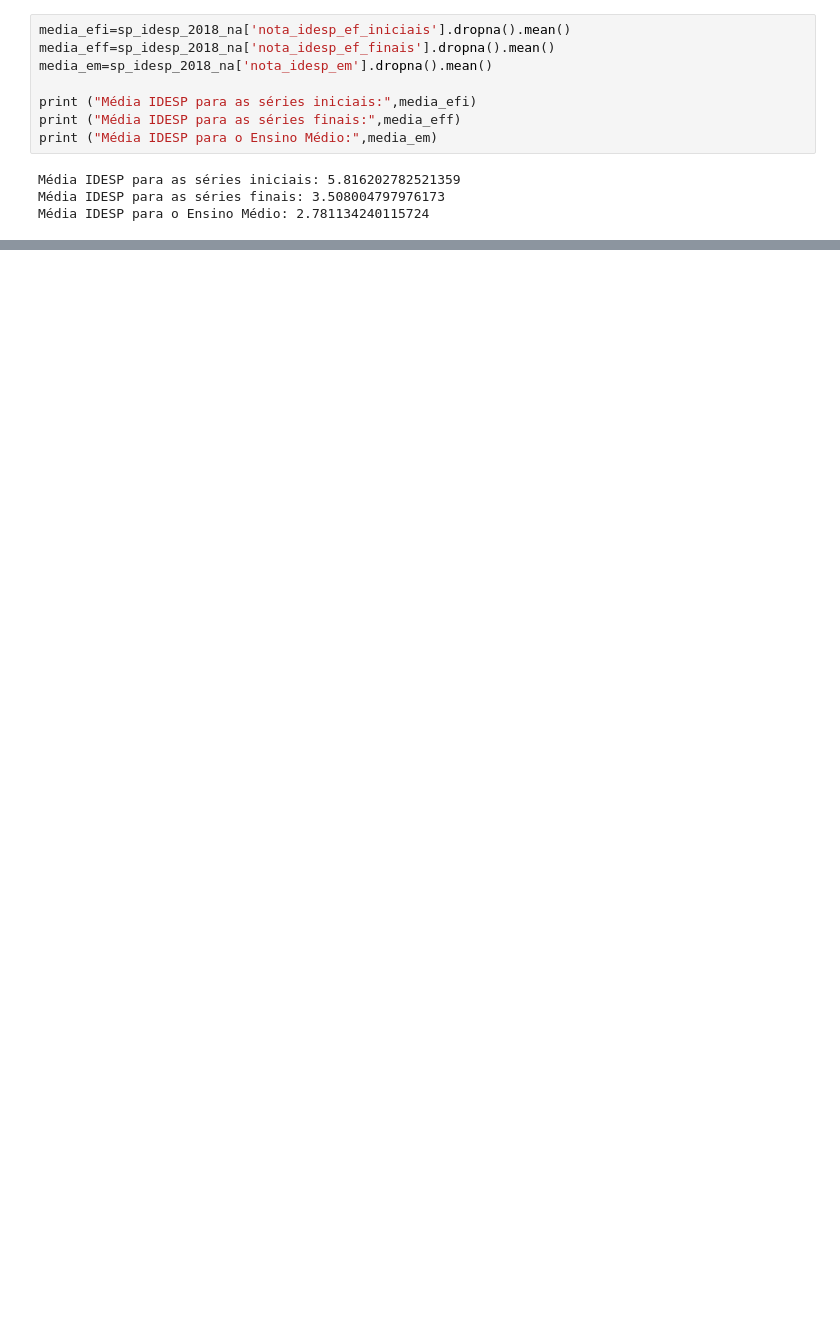
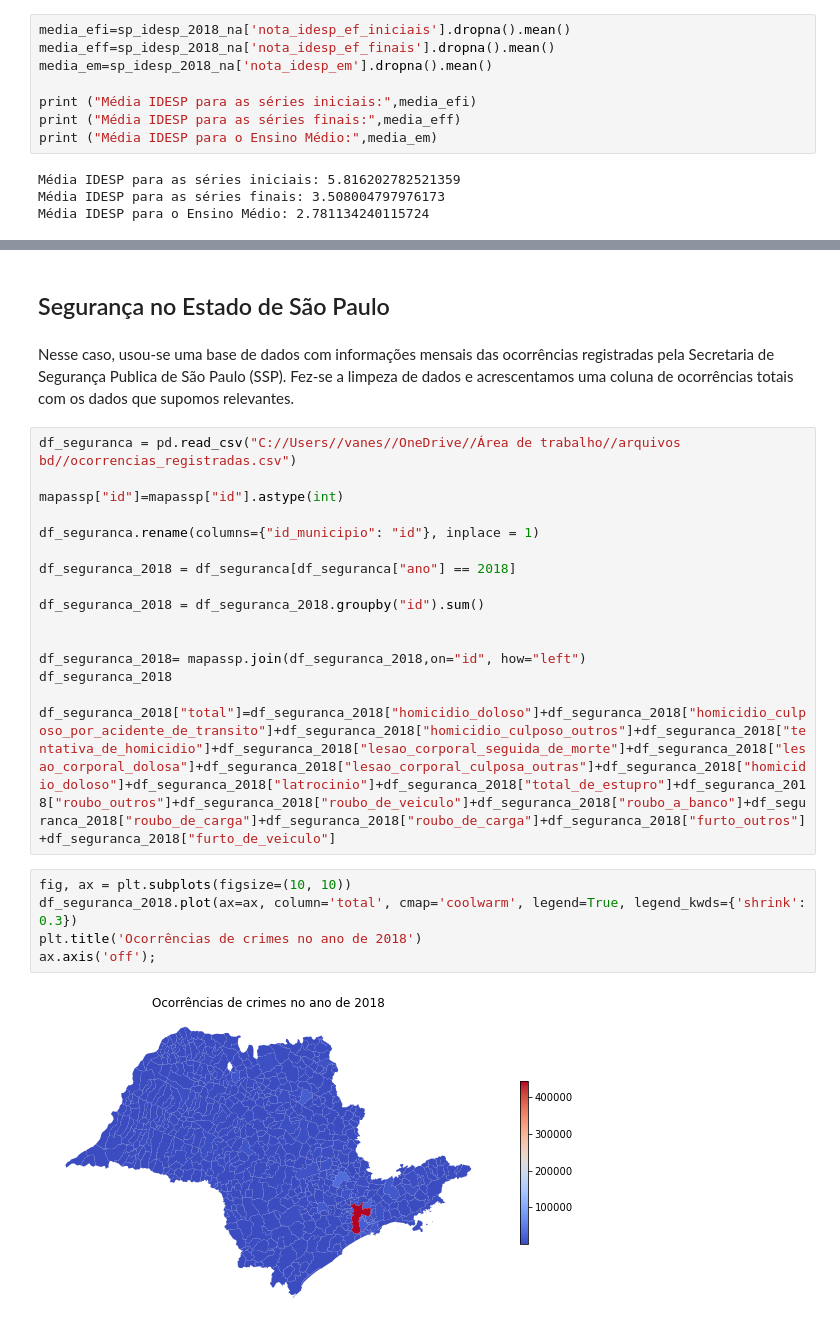
Before and after one commit to BrunoFornaro/A2-BD-2021, a Jupyter notebook: Banco_de_Dados_testes.ipynb, the cells around one changed output, grey strips where cells are left out. Cells and saved outputs as stored; diff of their text form; blank space fills up the shorter version.

Commit message:
Update Banco_de_Dados_testes.ipynb
Acrescentando mais gráficos

```diff
--- a/Banco_de_Dados_testes.ipynb
+++ b/Banco_de_Dados_testes.ipynb
@@ -260,0 +221,27 @@ ax.axis('off');
+# %% [markdown]
+## Segurança no Estado de São Paulo
+# %% [markdown]
+Nesse caso, usou-se uma base de dados com informações mensais das ocorrências registradas pela Secretaria de Segurança Publica de São Paulo (SSP). Fez-se a limpeza de dados e acrescentamos uma coluna de ocorrências totais com os dados que supomos relevantes.
+# %%
+df_seguranca = pd.read_csv("C://Users//vanes//OneDrive//Área de trabalho//arquivos bd//ocorrencias_registradas.csv")
+
+mapassp["id"]=mapassp["id"].astype(int)
+
+df_seguranca.rename(columns={"id_municipio": "id"}, inplace = 1)
+
+df_seguranca_2018 = df_seguranca[df_seguranca["ano"] == 2018]
+
+df_seguranca_2018 = df_seguranca_2018.groupby("id").sum()
+
+
+df_seguranca_2018= mapassp.join(df_seguranca_2018,on="id", how="left")
+df_seguranca_2018
+
+df_seguranca_2018["total"]=df_seguranca_2018["homicidio_doloso"]+df_seguranca_2018["homicidio_culposo_por_acidente_de_transito"]+df_seguranca_2018["homicidio_culposo_outros"]+df_seguranca_2018["tentativa_de_homicidio"]+df_seguranca_2018["lesao_corporal_seguida_de_morte"]+df_seguranca_2018["lesao_corporal_dolosa"]+df_seguranca_2018["lesao_corporal_culposa_outras"]+df_seguranca_2018["homicidio_doloso"]+df_seguranca_2018["latrocinio"]+df_seguranca_2018["total_de_estupro"]+df_seguranca_2018["roubo_outros"]+df_seguranca_2018["roubo_de_veiculo"]+df_seguranca_2018["roubo_a_banco"]+df_seguranca_2018["roubo_de_carga"]+df_seguranca_2018["roubo_de_carga"]+df_seguranca_2018["furto_outros"]+df_seguranca_2018["furto_de_veiculo"]
+# %%
+fig, ax = plt.subplots(figsize=(10, 10))
+df_seguranca_2018.plot(ax=ax, column='total', cmap='coolwarm', legend=True, legend_kwds={'shrink': 0.3})
+plt.title('Ocorrências de crimes no ano de 2018')
+ax.axis('off');
+# %% [output]
+[figure, added]
```
Also changed, not shown: parts of 19 cells of this notebook.
